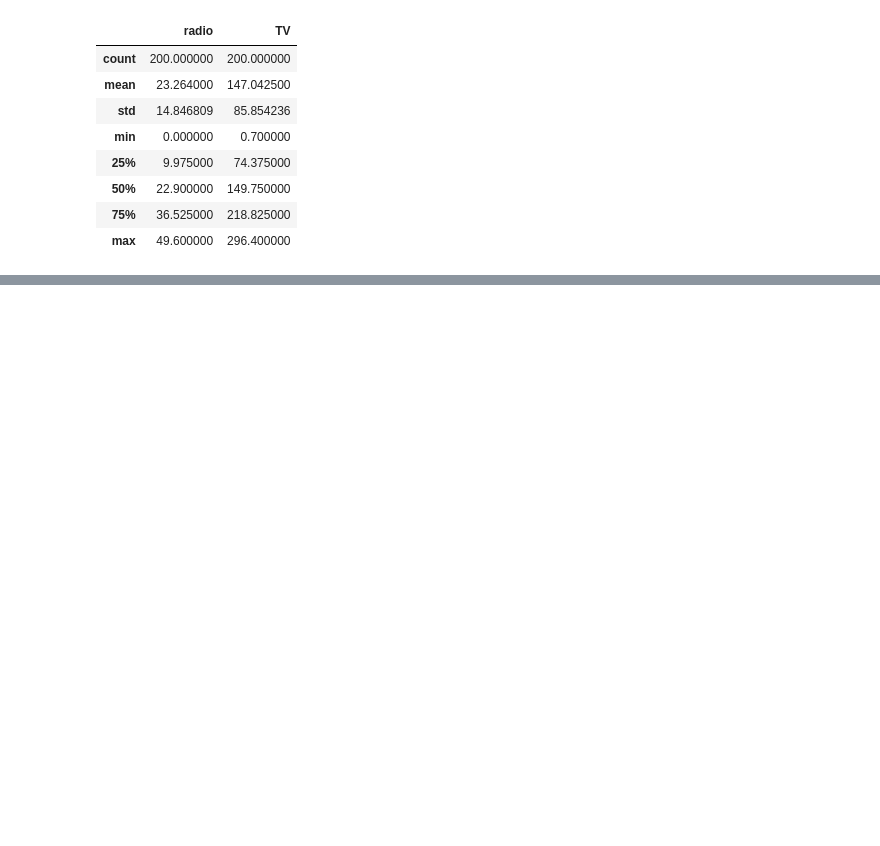
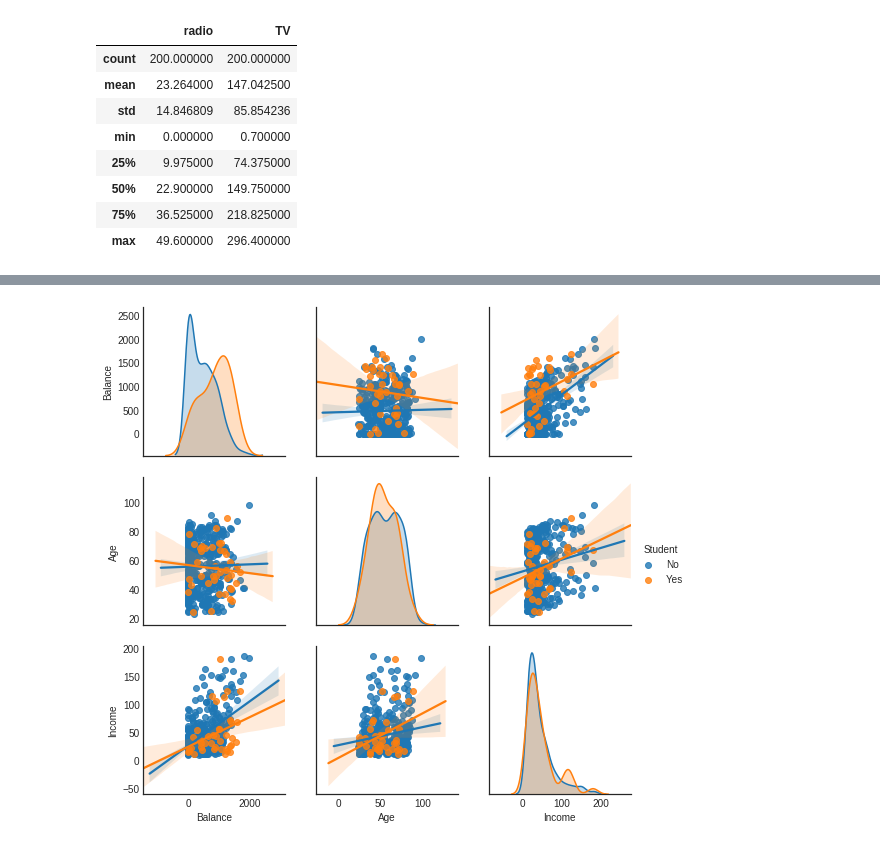
Before and after one commit to kuhnen/ML-exercises, a Jupyter notebook: ISRL-Python/Chapter_3.ipynb, the cells around one changed output, grey strips where cells are left out. Saved outputs shown, nothing was run; the diff lists cells and outputs as text; code cells hidden in the pictures; blank space fills up the shorter version.

```diff
--- a/ISRL-Python/Chapter_3.ipynb
+++ b/ISRL-Python/Chapter_3.ipynb
@@ -349,0 +356,4 @@ ax.set_zlabel('Sales')
+# %%
+sns.pairplot(credit[['Balance', 'Age', 'Income', 'Student']], kind='reg', hue='Student'); #'Cards', 'Education', 'Income', 'Limit', 'Rating', 'Student']], kind='reg', hue='Student');
+# %% [output]
+[figure, added]
```
Also changed, not shown: parts of 18 cells of this notebook, 1 other file.
